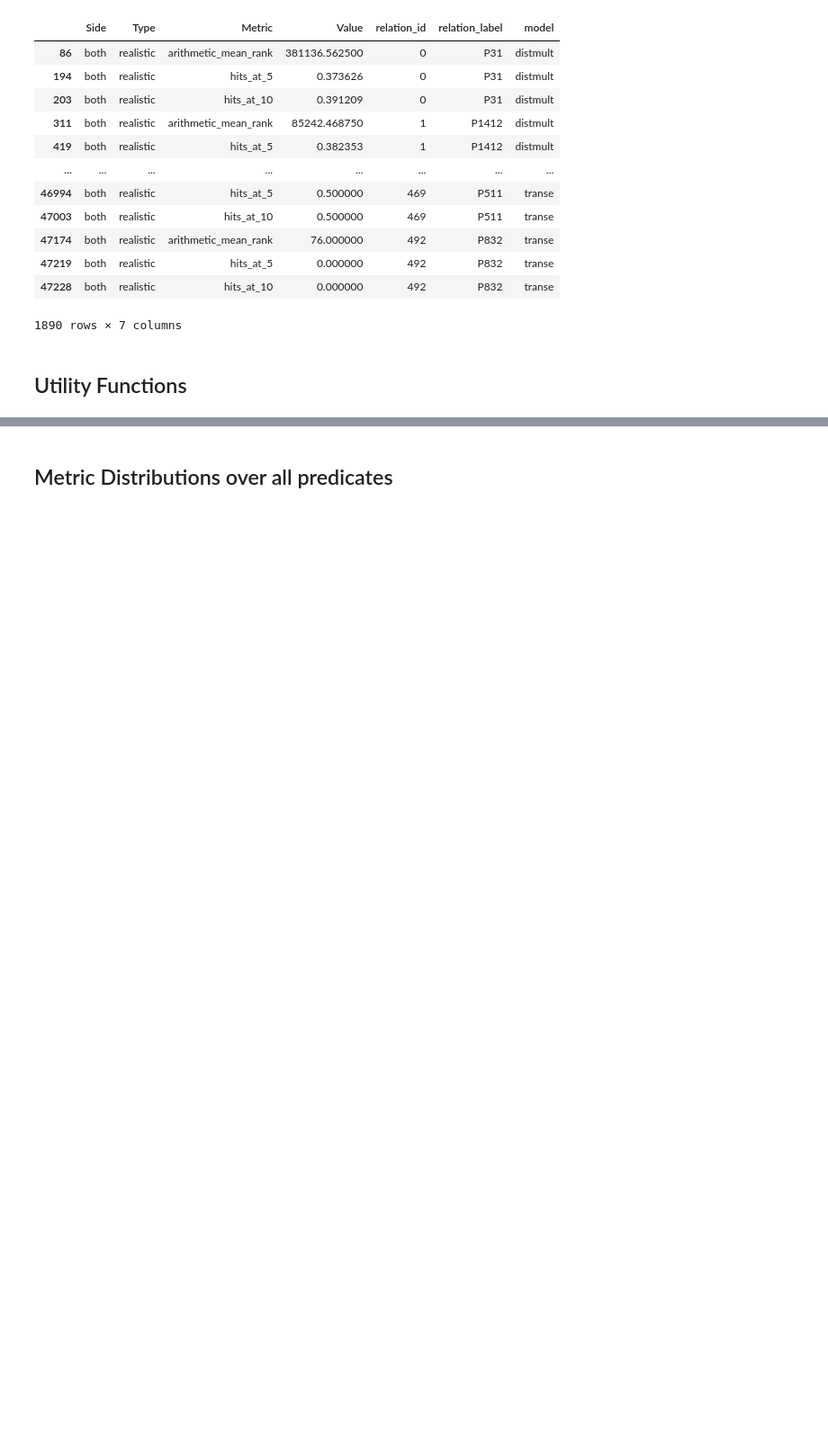
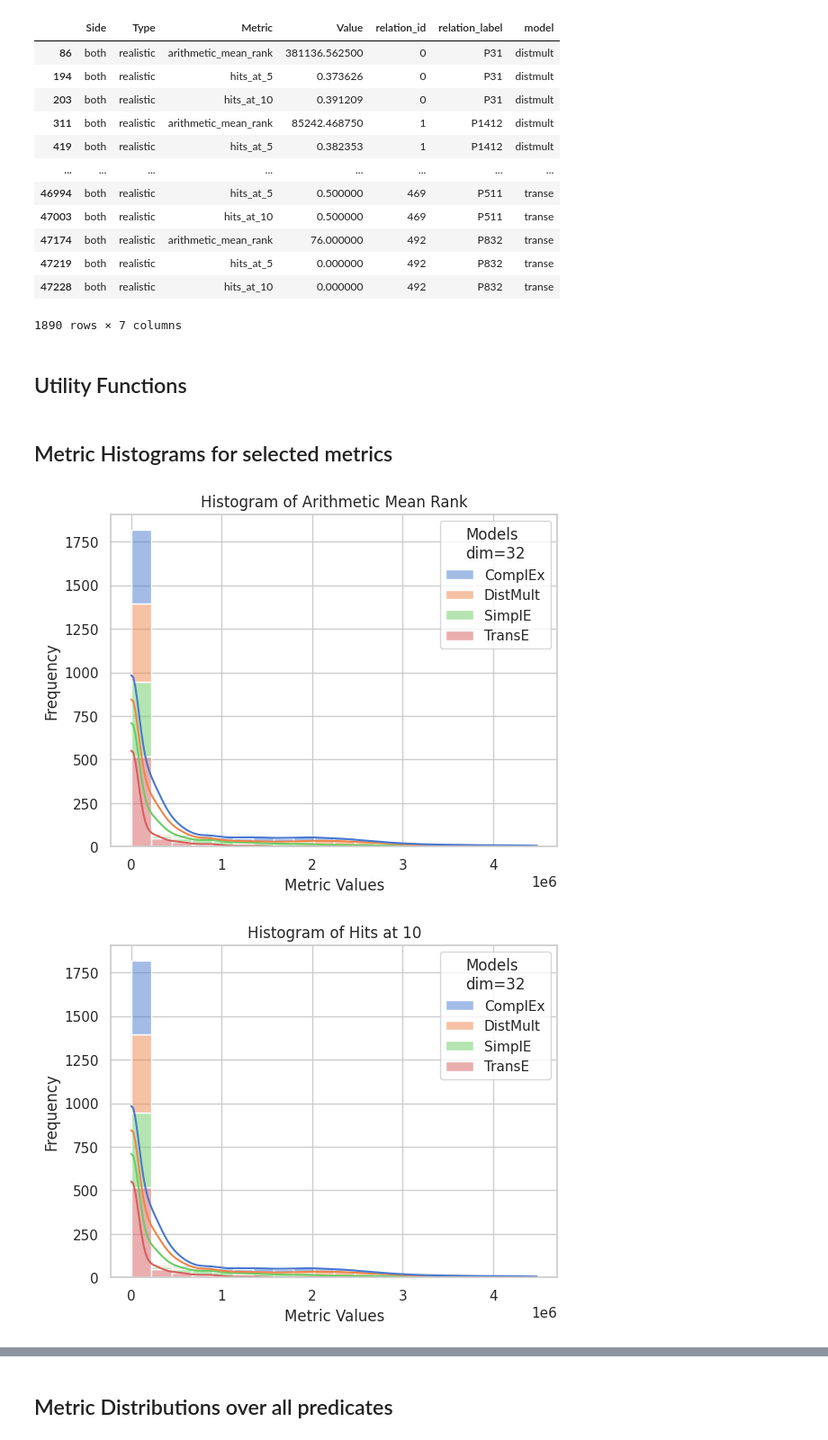
Before and after one commit to mortenterhart/KGE_Query_Completion, a Jupyter notebook: compare_example_predicates.ipynb, the cells around one changed output, grey strips where cells are left out. Shown at 90% size. Drawn from its saved outputs; the diff is of its cells as text; code cells hidden in the pictures; blank space fills up the shorter version.

```diff
--- a/find_example_predicates.ipynb
+++ b/compare_example_predicates.ipynb
@@ -89,0 +102,37 @@ def get_wikidata_property_names(property_ids: list):
+# %% [markdown]
+## Metric Histograms for selected metrics
+# %%
+def plot_metric_histogram(metrics_df, metric_name, embedding_dim=32):
+    sns.set_theme(style=SEABORN_THEME)
+
+    models_list = metrics_df['model'].sort_values().unique()
+    metric_label = get_metric_label(metric_name)
+    model_labels = ['ComplEx', 'DistMult', 'SimplE', 'TransE']
+
+    if 'complex' not in models_list:
+        model_labels = ['DistMult', 'SimplE', 'TransE']
+
+    # Create a joint plot
+    sns.set(style="whitegrid")
+    g = sns.histplot(data=metrics_df, x='Value', hue='model', bins=20, kde=True, multiple="stack", palette="muted")
+
+    # Change legend labels and title to capitalized names
+    legend = g.get_legend()
+    legend.set_title(f'Models\ndim={embedding_dim}')
+    for lt, label in zip(legend.texts, model_labels):
+        lt.set_text(label)
+
+    # Add titles and labels
+    plt.title(f'Histogram of {metric_label}')
+    plt.xlabel('Metric Values')
+    plt.ylabel('Frequency')
+
+    # Show the plot
+    plt.show()
+
+
+plot_metric_histogram(dim32_predicate_metrics, 'arithmetic_mean_rank', embedding_dim=32)
+plot_metric_histogram(dim32_predicate_metrics, 'hits_at_10', embedding_dim=32)
+# %% [output]
+[figure, added]
+[figure, added]
```
Also changed, not shown: parts of 10 cells of this notebook.
